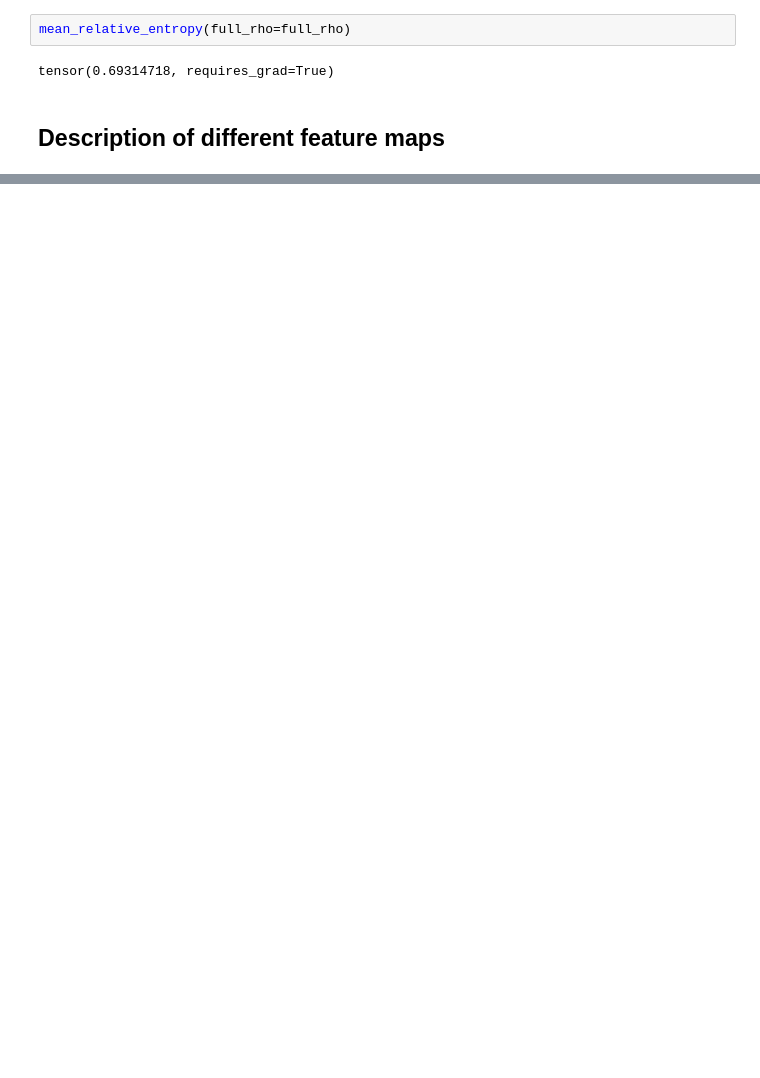
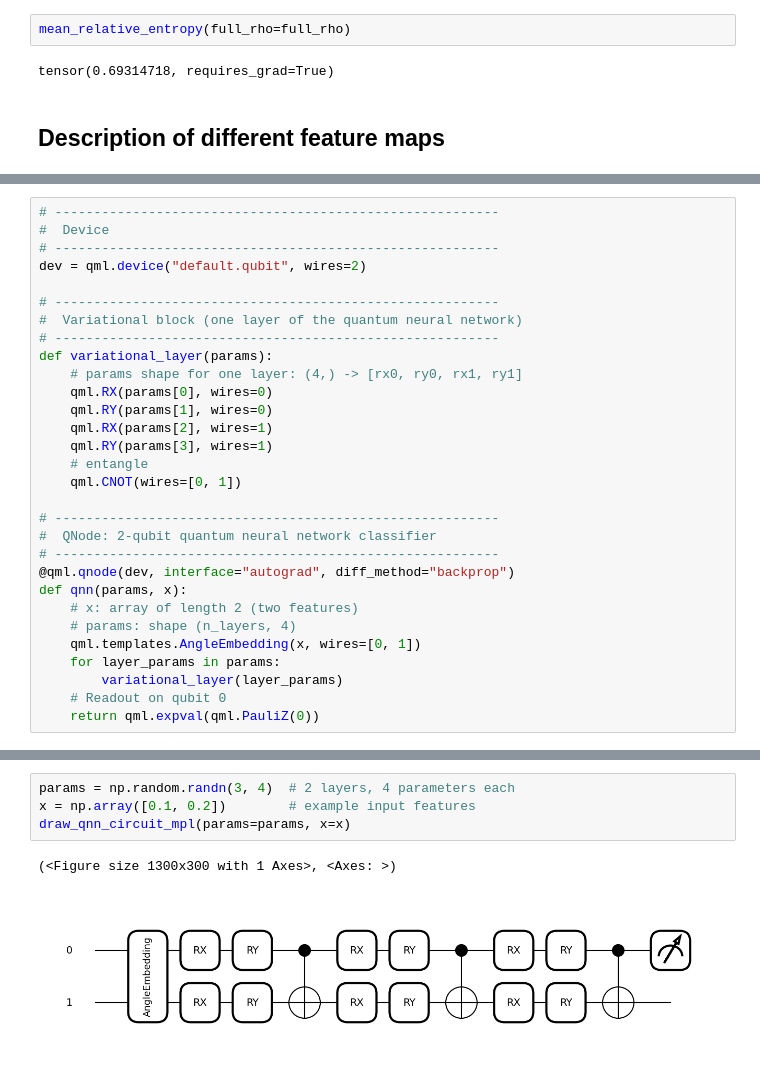
Before and after one commit to delilbasic/ingarss2025, a Jupyter notebook: notebooks/hands_on2.ipynb, the cells around one changed output, grey strips where cells are left out. Saved outputs shown, nothing was run; the diff lists cells and outputs as text; blank space fills up the shorter version.

```diff
--- a/notebooks/hands_on2.ipynb
+++ b/notebooks/hands_on2.ipynb
@@ -383,0 +421,30 @@ tensor(0.69314718, requires_grad=True)
+# %%
+# ---------------------------------------------------------
+#  Device
+# ---------------------------------------------------------
+dev = qml.device("default.qubit", wires=2)
+
+# ---------------------------------------------------------
+#  Variational block (one layer of the quantum neural network)
+# ---------------------------------------------------------
+def variational_layer(params):
+    # params shape for one layer: (4,) -> [rx0, ry0, rx1, ry1]
+    qml.RX(params[0], wires=0)
+    qml.RY(params[1], wires=0)
+    qml.RX(params[2], wires=1)
+    qml.RY(params[3], wires=1)
+    # entangle
+    qml.CNOT(wires=[0, 1])
+
+# ---------------------------------------------------------
+#  QNode: 2-qubit quantum neural network classifier
+# ---------------------------------------------------------
+@qml.qnode(dev, interface="autograd", diff_method="backprop")
+def qnn(params, x):
+    # x: array of length 2 (two features)
+    # params: shape (n_layers, 4)
+    qml.templates.AngleEmbedding(x, wires=[0, 1])
+    for layer_params in params:
+        variational_layer(layer_params)
+    # Readout on qubit 0
+    return qml.expval(qml.PauliZ(0))
@@ -383,0 +538,7 @@ tensor(0.69314718, requires_grad=True)
+# %%
+params = np.random.randn(3, 4)  # 2 layers, 4 parameters each
+x = np.array([0.1, 0.2])        # example input features
+draw_qnn_circuit_mpl(params=params, x=x)
+# %% [output]
+(<Figure size 1300x300 with 1 Axes>, <Axes: >)
+[figure, added]
```
Also changed, not shown: parts of 15 cells of this notebook, 2 other files.
